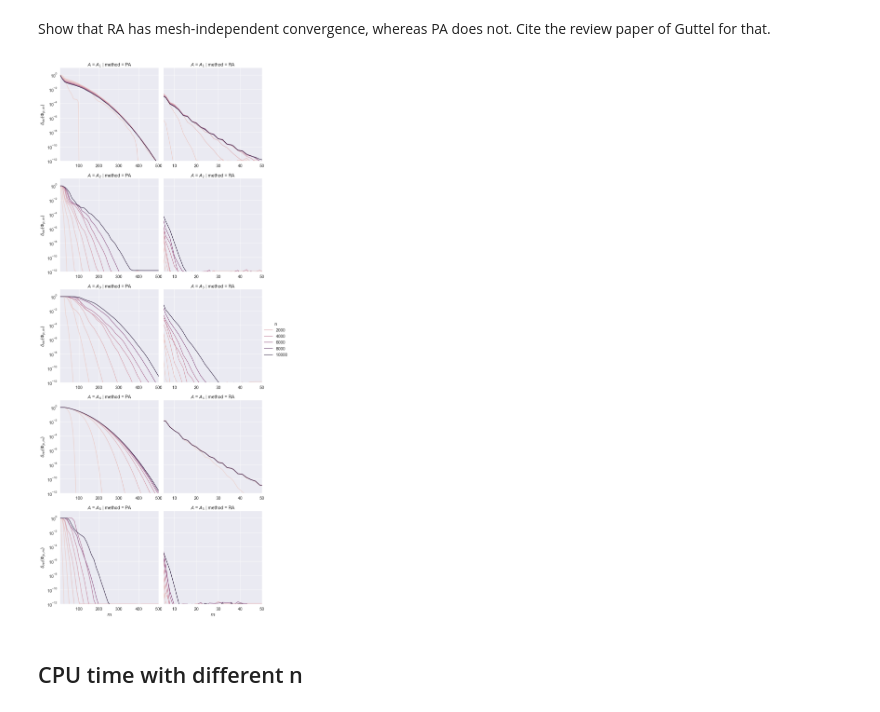
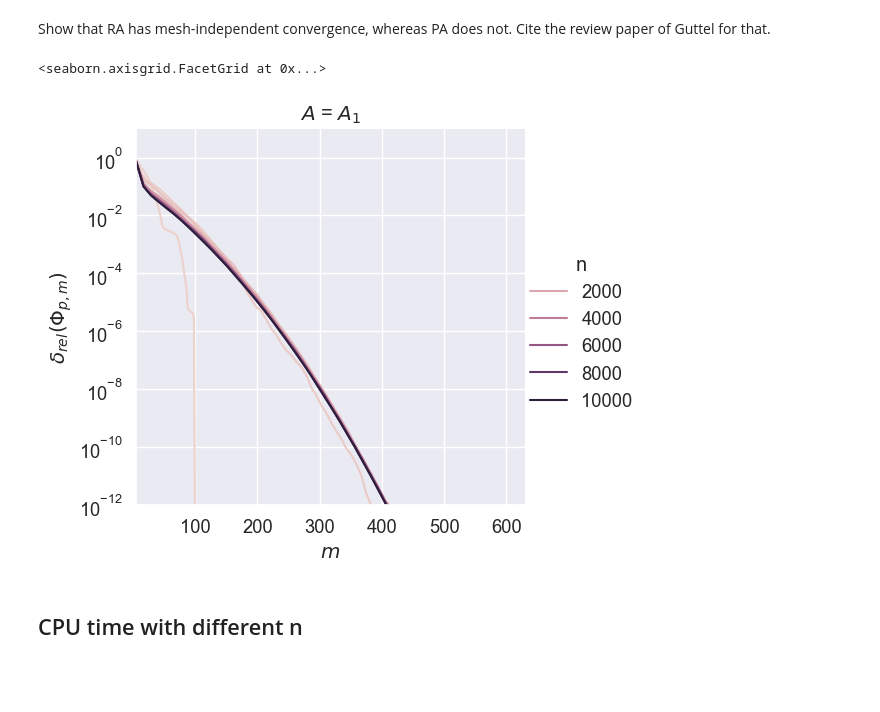
Before and after one commit to sprmsv/KAMF, a Jupyter notebook: experiments.ipynb, the cells around one changed output. Saved outputs shown, nothing was run; the diff lists cells and outputs as text; code cells hidden in the pictures; blank space fills up the shorter version.

```diff
--- a/experiments.ipynb
+++ b/experiments.ipynb
@@ -596,54 +576,41 @@ Show that RA has mesh-independent convergence, whereas PA does not. Cite the rev
 # %%
 data = df[
     # phi functions
-    (df['p'] == 0)
+    (df['p'] == 3)
 
     # Method
-    & ((df['method'] != 'EX'))
+    & ((df['method'] == 'PA'))
 
     # Matrices
-    & ((df['name'] != '$Estimation #2$'))
+    & ((df['name'] == '$A_1$'))
 
     # Size
     # & (df['n'] == 3600)
 
     # Smallest eigenvalue
     & ((df['a'] == 10000))
-
-    # Custom
-    # & ~((df['name'] == '$A_2$') & (df['n'] == 900) & (df['m'] > 200))
-    # & (df['m'] < 300)
 ]
 
 fg = sns.relplot(
     data=data.rename(columns={'name': '$A$', 'a': '$\\lambda$', 'm': '$m$'}),
     x='$m$',
     y='err',
     kind='line',
     hue='n',
-    col='method',
+    # col='method',
     row='$A$',
     # col_wrap=2,
-    facet_kws={'sharex': False}
+    # facet_kws={'sharex': False}
 )
 fg.set(
     yscale='log',
     xlim=[5, None],
     ylim=[1e-12, 1e+01],
     ylabel='$\delta_{rel}(\Phi_{p, m})$',
 )
-fg.axes[0, 0].set(xlim=[5, 500]);
-fg.axes[0, 1].set(xlim=[5, 50]);
-fg.axes[1, 0].set(xlim=[5, 500]);
-fg.axes[1, 1].set(xlim=[5, 50]);
-fg.axes[2, 0].set(xlim=[5, 500]);
-fg.axes[2, 1].set(xlim=[5, 50]);
-fg.axes[3, 0].set(xlim=[5, 500]);
-fg.axes[3, 1].set(xlim=[5, 50]);
-fg.axes[4, 0].set(xlim=[5, 500]);
-fg.axes[4, 1].set(xlim=[5, 50]);
 # %% [output]
+<seaborn.axisgrid.FacetGrid at 0x...>
-[figure, old version]
+[figure, new version]
 # %% [markdown]
 ## CPU time with different n
 # %%
```
Also changed, not shown: parts of 9 cells of this notebook, 14 other files.
